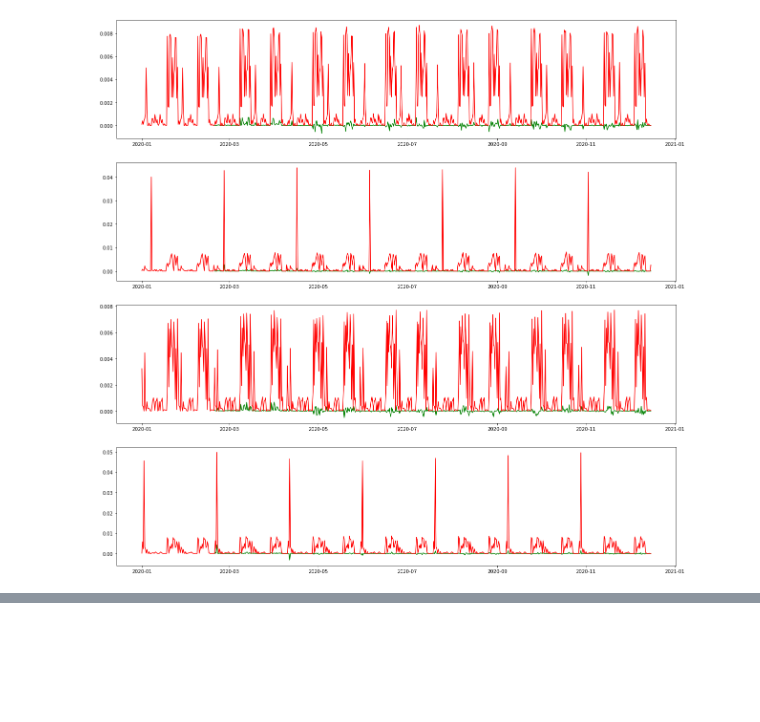
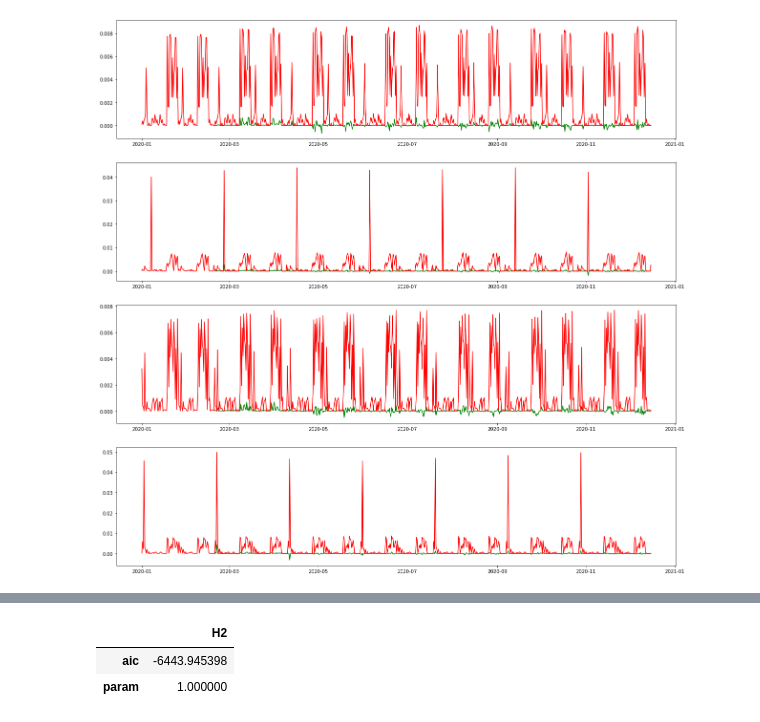
Before and after one commit to KhubbatulinMark/transformer, a Jupyter notebook: defect.ipynb, the cells around one changed output, grey strips where cells are left out. Saved outputs shown, nothing was run; the diff lists cells and outputs as text; code cells hidden in the pictures; blank space fills up the shorter version.

```diff
--- a/defect.ipynb
+++ b/defect.ipynb
@@ -137,0 +160,3 @@ ax[i].plot(data_normal['datetime'], data_normal[gas].diff(28), label='Норма
+# %%
+for i, gas in zip(range(0, 4), ['H2', 'CO', 'C2H4', 'C2H2']):
+    print("Dickey-Fuller test %s" %gas,sm.tsa.stattools.adfuller(data_normal[gas]))
@@ -137,0 +168,39 @@ ax[i].plot(data_normal['datetime'], data_normal[gas].diff(28), label='Норма
+# %%
+mindfGas=pd.DataFrame()
+for i, gas in enumerate (['H2', 'CO', 'C2H4', 'C2H2'][:1]):
+    print('----------------------------------------------------\nGAS %s'%gas)
+    df=pd.DataFrame(columns=['aic','param','param_seasonal'])
+    p = d = q = range(0, 2)
+    pdq = list(product(p, d, q))
+    corr=np.correlate(data_normal[gas],data_normal[gas],'same')
+    argsort=np.argsort(-corr)
+    delay_1,delay_2 = argsort[0],argsort[1]
+    findlay=np.abs(delay_2-delay_1)
+    print('Time lag',findlay)
+    seasonal_pdq = [(x[0], x[1], x[2], 7) for x in pdq]
+    warnings.filterwarnings("ignore")
+    aics=[]
+    params=[]
+    param_seasonals=[]
+    for param in pdq:
+        for param_seasonal in seasonal_pdq:
+            try:
+                mod = sm.tsa.statespace.SARIMAX(data_normal[gas],
+                                                order=param,
+                                                seasonal_order=param_seasonal,
+                                                enforce_stationarity=False,
+                                                enforce_invertibility=False)
+
+                results = mod.fit()
+
+                print('ARIMA{}x{} - AIC:{}'.format(param, param_seasonal, results.aic))
+                aics.append(results.aic)
+                params.append(param)
+                param_seasonals.append(param_seasonal)
+            except BaseException as e :
+                continue
+    df=pd.DataFrame([aics,params,param_seasonals],columns=['aic','param','param_seasonal']).T
+    print(df.head())
+    minaic_param=df[df.aic == df.aic.min()]
+    print(minaic_param)
+    mindfGas[gas]=minaic_param.loc[0]
@@ -137,0 +226,6 @@ ax[i].plot(data_normal['datetime'], data_normal[gas].diff(28), label='Норма
+# %%
+mindfGas.head()
+# %% [output]
+|  | H2 |
+| aic | -6443.945398 |
+| param | 1.000000 |
```
Also changed, not shown: parts of 11 cells of this notebook.
